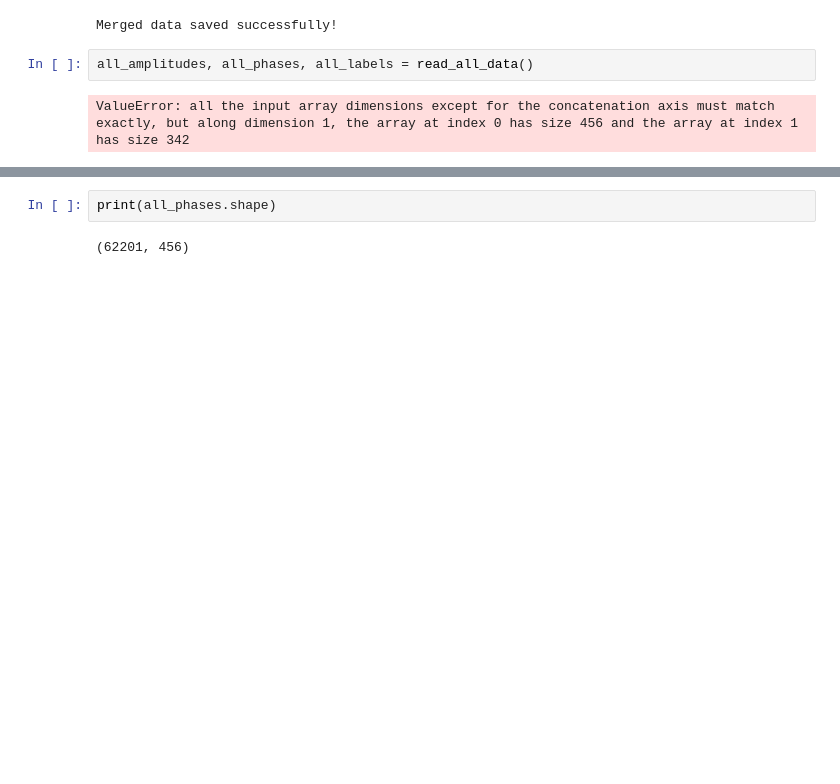
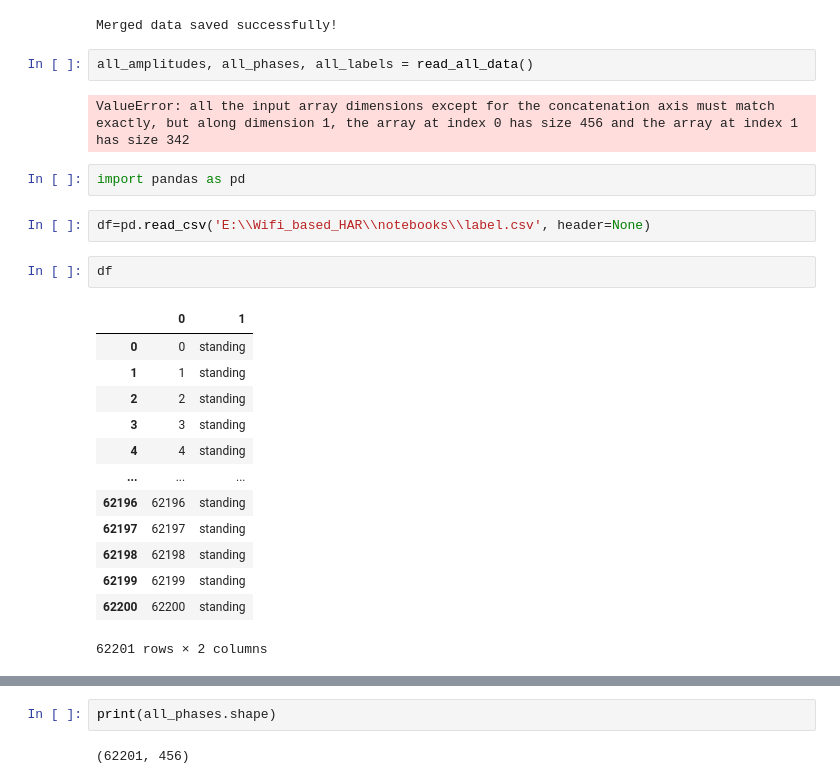
Before and after one commit to Kishor978/Wifi_based_HAR, a Jupyter notebook: notebooks/LSTM.ipynb, the cells around one changed output, grey strips where cells are left out. Cells and saved outputs as stored; diff of their text form; blank space fills up the shorter version.

```diff
--- a/notebooks/LSTM.ipynb
+++ b/notebooks/LSTM.ipynb
@@ -87,3 +87,23 @@ Merged data saved successfully!
 all_amplitudes, all_phases, all_labels = read_all_data()
 # %% [output]
 ValueError: all the input array dimensions except for the concatenation axis must match exactly, but along dimension 1, the array at index 0 has size 456 and the array at index 1 has size 342
+# %%
+import pandas as pd
+# %%
+df=pd.read_csv('E:\\Wifi_based_HAR\\notebooks\\label.csv', header=None)
+# %%
+df
+# %% [output]
+|  | 0 | 1 |
+| 0 | 0 | standing |
+| 1 | 1 | standing |
+| 2 | 2 | standing |
+| 3 | 3 | standing |
+| 4 | 4 | standing |
+| ... | ... | ... |
+| 62196 | 62196 | standing |
+| 62197 | 62197 | standing |
+| 62198 | 62198 | standing |
+| 62199 | 62199 | standing |
+| 62200 | 62200 | standing |
+62201 rows × 2 columns
```
Also changed, not shown: parts of 2 cells of this notebook, 1 other file.
